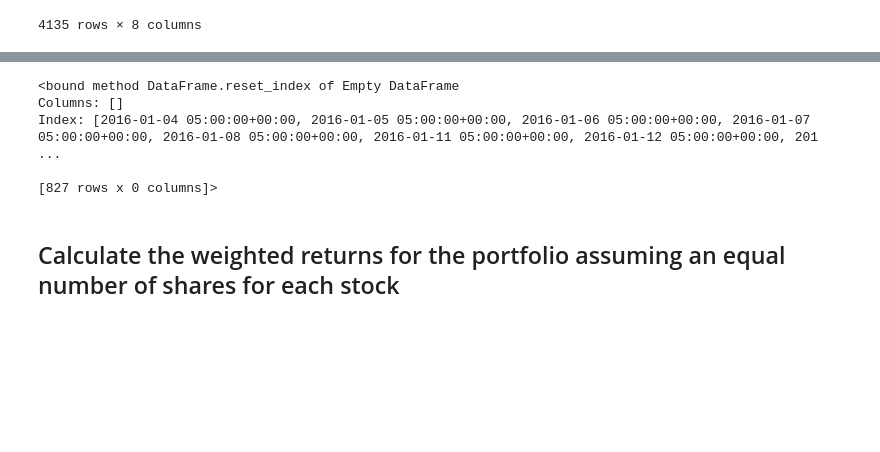
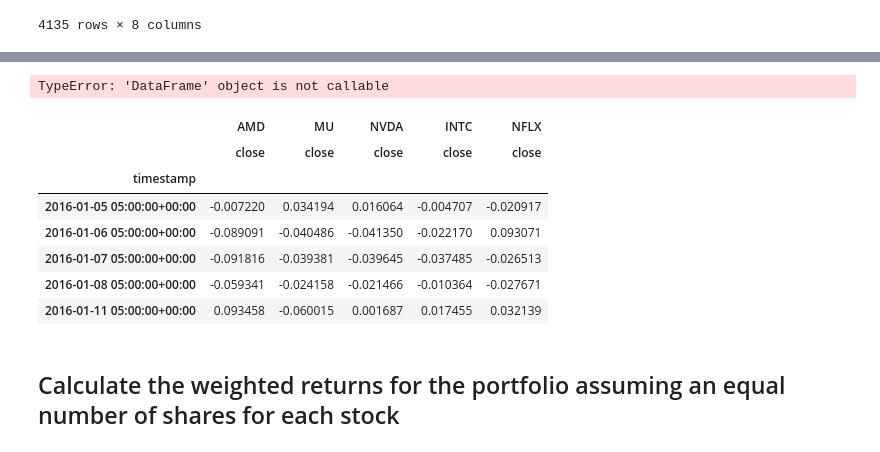
Before and after one commit to MontgomeryG/python-homework, a Jupyter notebook: Starter_Code 2/whale_analysis.ipynb, the cells around one changed output, grey strips where cells are left out. Drawn from its saved outputs; the diff is of its cells as text; code cells hidden in the pictures; blank space fills up the shorter version.

```diff
--- a/Starter_Code 2/whale_analysis.ipynb
+++ b/Starter_Code 2/whale_analysis.ipynb
@@ -745,18 +813,29 @@ montys_portfolio_df
 # %%
 # Reset Date index
-montys_portfolio_df.reset_index
+montys_portfolio_df(set_inde)
+
+
+
+#my_data = pd.read_csv(csv_path, parse_dates=True, index_col='Date', infer_datetime_format=True)
 # %% [output]
-<bound method DataFrame.reset_index of Empty DataFrame
-Columns: []
-Index: [2016-01-04 05:00:00+00:00, 2016-01-05 05:00:00+00:00, 2016-01-06 05:00:00+00:00, 2016-01-07 05:00:00+00:00, 2016-01-08 05:00:00+00:00, 2016-01-11 05:00:00+00:00, 2016-01-12 05:00:00+00:00, 201 ...
-
-[827 rows x 0 columns]>
+TypeError: 'DataFrame' object is not callable
 # %%
 # Calculate daily returns
-
+montys_portfolio_daily_returns = montys_portfolio_df.pct_change()
 # Drop NAs
+montys_portfolio_daily_returns = montys_portfolio_daily_returns.dropna().copy()
 
 # Display sample data
+montys_portfolio_daily_returns.head()
+# %% [output]
+|  | AMD | MU | NVDA | INTC | NFLX |
+|  | close | close | close | close | close |
+| timestamp |  |  |  |  |  |
+| 2016-01-05 05:00:00+00:00 | -0.007220 | 0.034194 | 0.016064 | -0.004707 | -0.020917 |
+| 2016-01-06 05:00:00+00:00 | -0.089091 | -0.040486 | -0.041350 | -0.022170 | 0.093071 |
+| 2016-01-07 05:00:00+00:00 | -0.091816 | -0.039381 | -0.039645 | -0.037485 | -0.026513 |
+| 2016-01-08 05:00:00+00:00 | -0.059341 | -0.024158 | -0.021466 | -0.010364 | -0.027671 |
+| 2016-01-11 05:00:00+00:00 | 0.093458 | -0.060015 | 0.001687 | 0.017455 | 0.032139 |
 # %% [markdown]
 ## Calculate the weighted returns for the portfolio assuming an equal number of shares for each stock
 # %%
```
Also changed, not shown: parts of 16 cells of this notebook.
